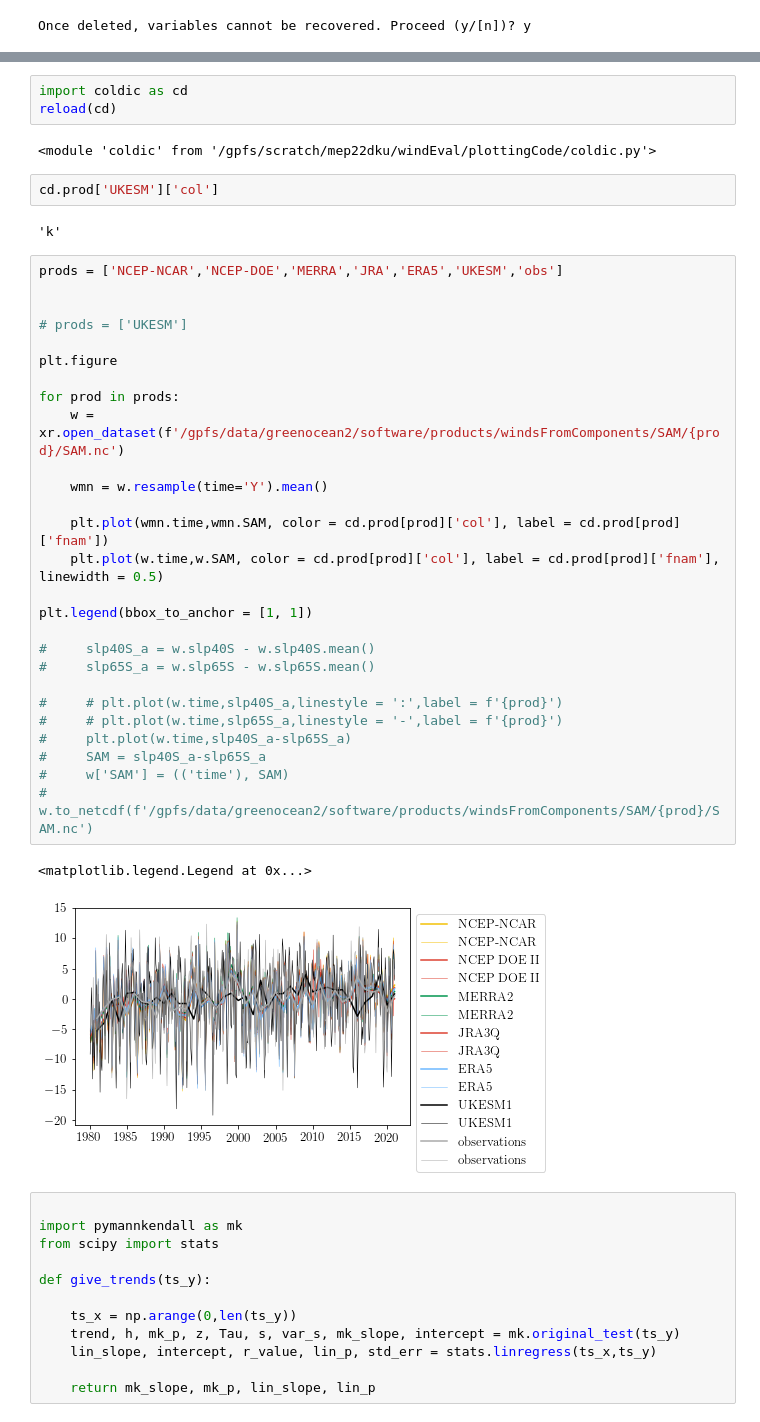
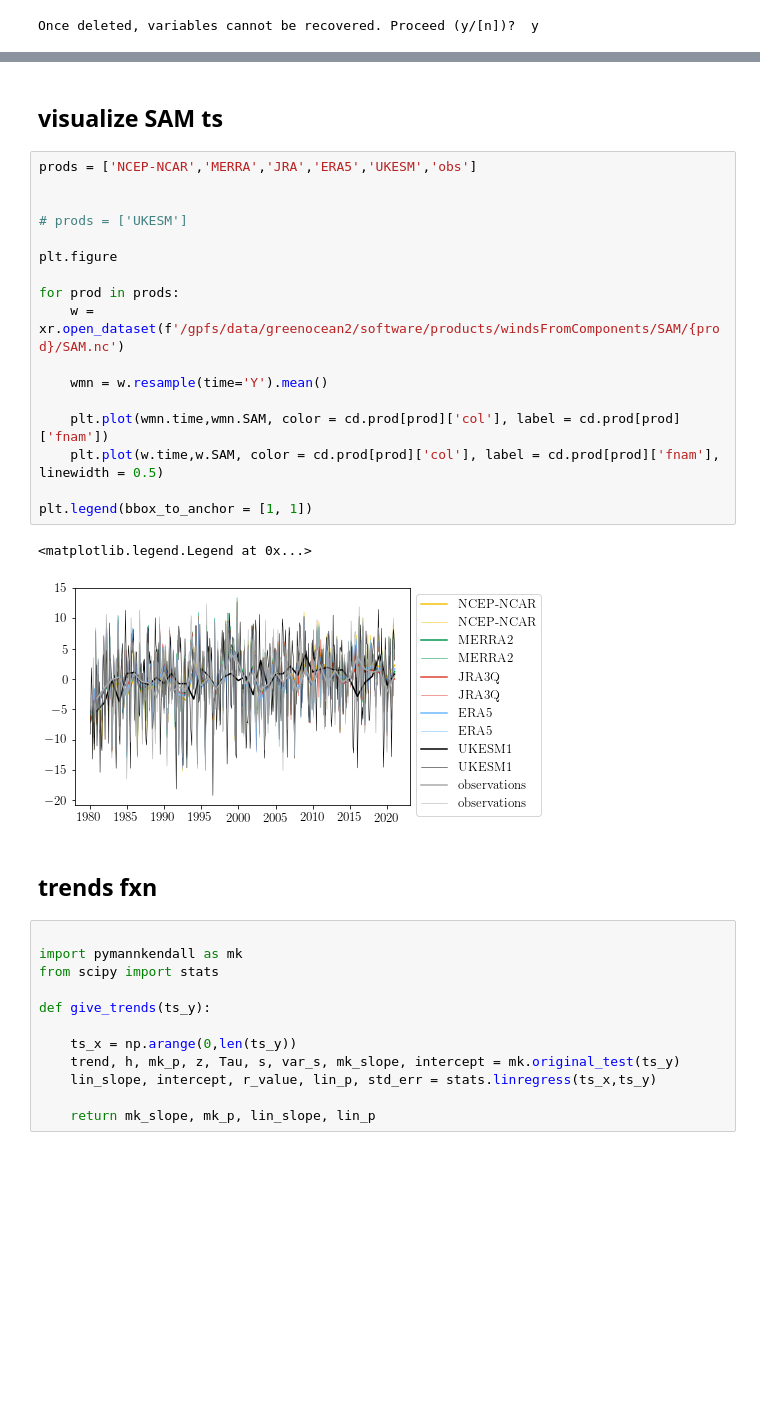
Before and after one commit to tjarnikova/windEval, a Jupyter notebook: plottingCode/Fig-SAM.ipynb, the cells around one changed output, grey strips where cells are left out. Drawn from its saved outputs; the diff is of its cells as text; blank space fills up the shorter version.

Commit message:
sam index plot before tinkering

```diff
--- a/plottingCode/Fig-SAM.ipynb
+++ b/plottingCode/Fig-SAM.ipynb
@@ -54,42 +59,27 @@ plt.rc('font', **font)
-# %%
-import coldic as cd
-reload(cd)
-# %% [output]
-<module 'coldic' from '/gpfs/scratch/mep22dku/windEval/plottingCode/coldic.py'>
-# %%
-cd.prod['UKESM']['col']
-# %% [output]
-'k'
+# %% [markdown]
+## visualize SAM ts
 # %%
-prods = ['NCEP-NCAR','NCEP-DOE','MERRA','JRA','ERA5','UKESM','obs']
+prods = ['NCEP-NCAR','MERRA','JRA','ERA5','UKESM','obs']
 
 
 # prods = ['UKESM']
 
 plt.figure
 
 for prod in prods:
     w = xr.open_dataset(f'/gpfs/data/greenocean2/software/products/windsFromComponents/SAM/{prod}/SAM.nc')
 
     wmn = w.resample(time='Y').mean()
 
     plt.plot(wmn.time,wmn.SAM, color = cd.prod[prod]['col'], label = cd.prod[prod]['fnam'])
     plt.plot(w.time,w.SAM, color = cd.prod[prod]['col'], label = cd.prod[prod]['fnam'], linewidth = 0.5)
 
 plt.legend(bbox_to_anchor = [1, 1])
-
-#     slp40S_a = w.slp40S - w.slp40S.mean()
-#     slp65S_a = w.slp65S - w.slp65S.mean()
-
-#     # plt.plot(w.time,slp40S_a,linestyle = ':',label = f'{prod}')
-#     # plt.plot(w.time,slp65S_a,linestyle = '-',label = f'{prod}')
-#     plt.plot(w.time,slp40S_a-slp65S_a)
-#     SAM = slp40S_a-slp65S_a
-#     w['SAM'] = (('time'), SAM)
-#     w.to_netcdf(f'/gpfs/data/greenocean2/software/products/windsFromComponents/SAM/{prod}/SAM.nc')
 # %% [output]
 <matplotlib.legend.Legend at 0x...>
-[figure, old version]
+[figure, new version]
+# %% [markdown]
+## trends fxn
 # %%
 
 import pymannkendall as mk
```
Also changed, not shown: parts of 28 cells of this notebook.
